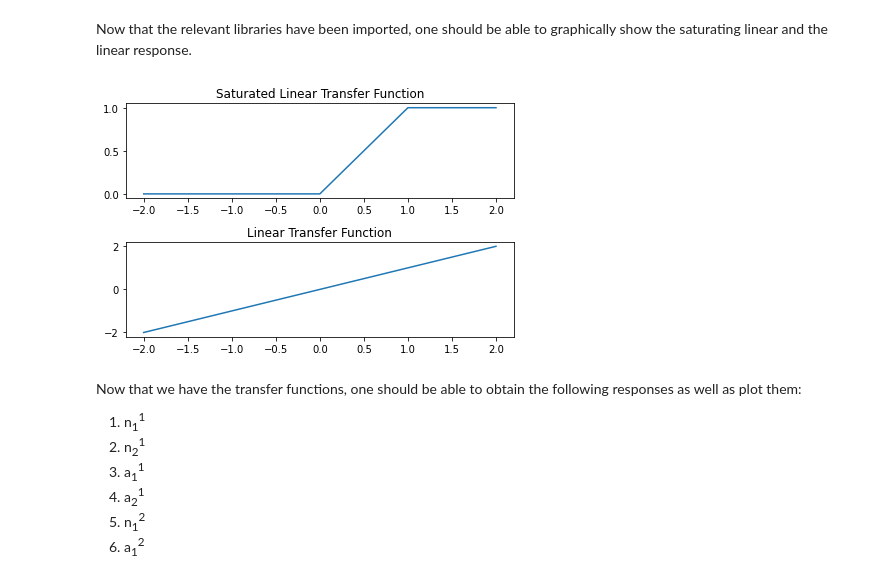
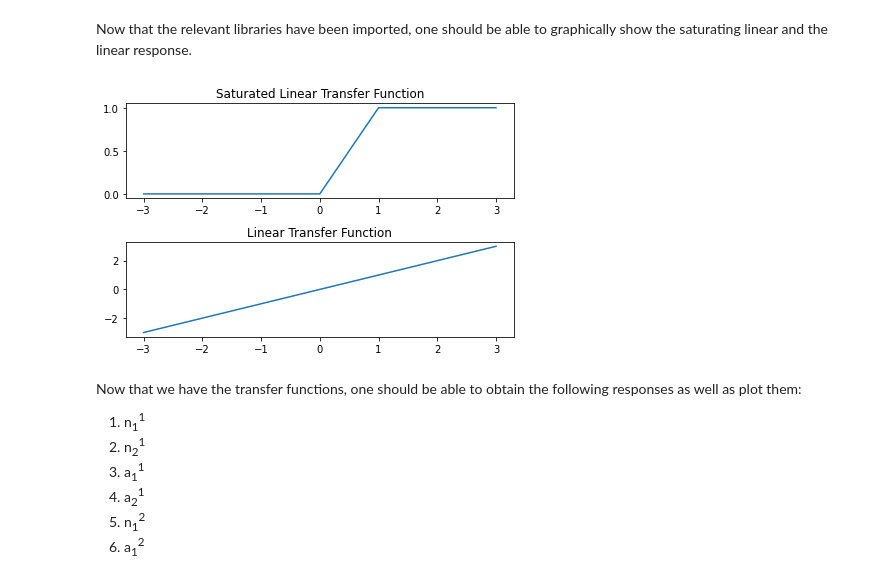
Before and after one commit to wpeguero/DSC-550__NEURAL_NETWORKS_AND_DEEP_LEARNING, a Jupyter notebook: topic_3/T3_assignment.ipynb, the cells around one changed output. Drawn from its saved outputs; the diff is of its cells as text; code cells hidden in the pictures.

```diff
--- a/topic_3/T3_assignment.ipynb
+++ b/topic_3/T3_assignment.ipynb
@@ -18,28 +18,28 @@ import numpy as np
 # %% [markdown]
 Now that the relevant libraries have been imported, one should be able to graphically show the saturating linear and the linear response.
 # %%
-p = np.arange(-2,3)
+p = np.arange(start=-3,stop=4)
 
-y_sat = [0]
+y_sat = []
 for i in p:
     if i < 0:
         y_sat.append(0)
     elif i >= 0 and i <=1:
         y_sat.append(i*1)
     elif i > 1:
         y_sat.append(1)
 
 y_linear = p
 
 figure, axis = plt.subplots(2,1)
 axis[0].plot(p,y_sat)
 axis[0].set_title("Saturated Linear Transfer Function")
 
 axis[1].plot(p,y_linear)
 axis[1].set_title("Linear Transfer Function")
 plt.tight_layout()
 # %% [output]
-[figure, old version]
+[figure, new version]
 # %% [markdown]
 Now that we have the transfer functions, one should be able to obtain the following responses as well as plot them:
 1. n<sub>1</sub><sup>1</sup>
```
Also changed, not shown: parts of 5 cells of this notebook.
